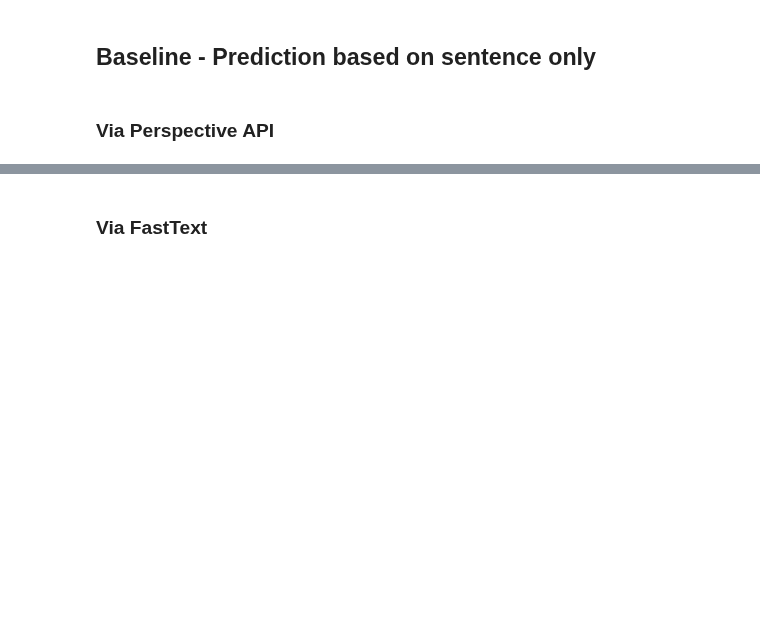
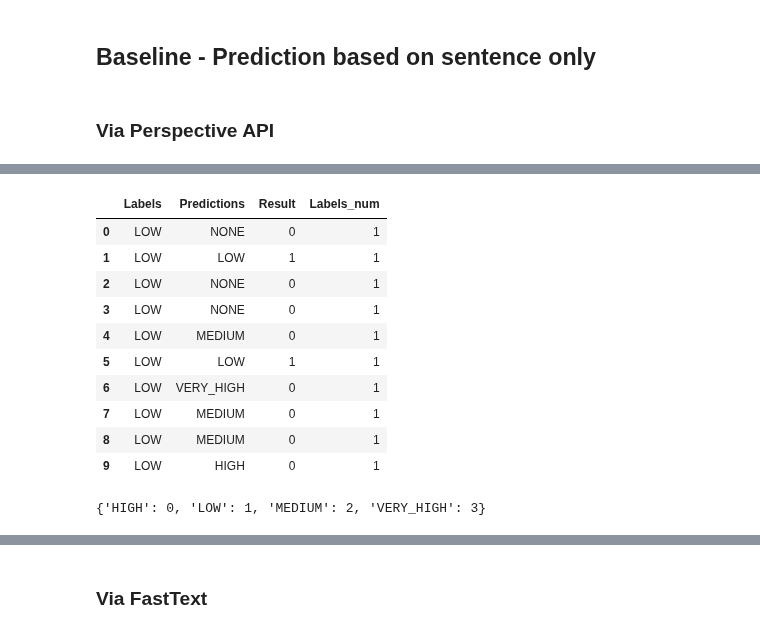
Before and after one commit to d-roland/toxicityDetection, a Jupyter notebook: CS224n_Toxicity_Detection.ipynb, the cells around one changed output, grey strips where cells are left out. Saved outputs shown, nothing was run; the diff lists cells and outputs as text; code cells hidden in the pictures; blank space fills up the shorter version.

```diff
--- a/CS224n_Toxicity_Detection.ipynb
+++ b/CS224n_Toxicity_Detection.ipynb
@@ -1190,2 +1202,26 @@ ValueError: ignored
 # %%
 perspective["Result"] = (perspective['Labels']==perspective['Predictions']).astype(int)
+# %%
+z = perspective["Labels"]
+encoder = LabelEncoder()
+encoder.fit(z)
+encoded_z = encoder.transform(z)
+perspective["Labels_num"] = encoded_z
+perspective.head(10)
+# %% [output]
+|  | Labels | Predictions | Result | Labels_num |
+| 0 | LOW | NONE | 0 | 1 |
+| 1 | LOW | LOW | 1 | 1 |
+| 2 | LOW | NONE | 0 | 1 |
+| 3 | LOW | NONE | 0 | 1 |
+| 4 | LOW | MEDIUM | 0 | 1 |
+| 5 | LOW | LOW | 1 | 1 |
+| 6 | LOW | VERY_HIGH | 0 | 1 |
+| 7 | LOW | MEDIUM | 0 | 1 |
+| 8 | LOW | MEDIUM | 0 | 1 |
+| 9 | LOW | HIGH | 0 | 1 |
+# %%
+labels_mapping = dict(zip(encoder.classes_,encoder.transform(encoder.classes_)))
+labels_mapping
+# %% [output]
+{'HIGH': 0, 'LOW': 1, 'MEDIUM': 2, 'VERY_HIGH': 3}
```
Also changed, not shown: parts of 7 cells of this notebook.
